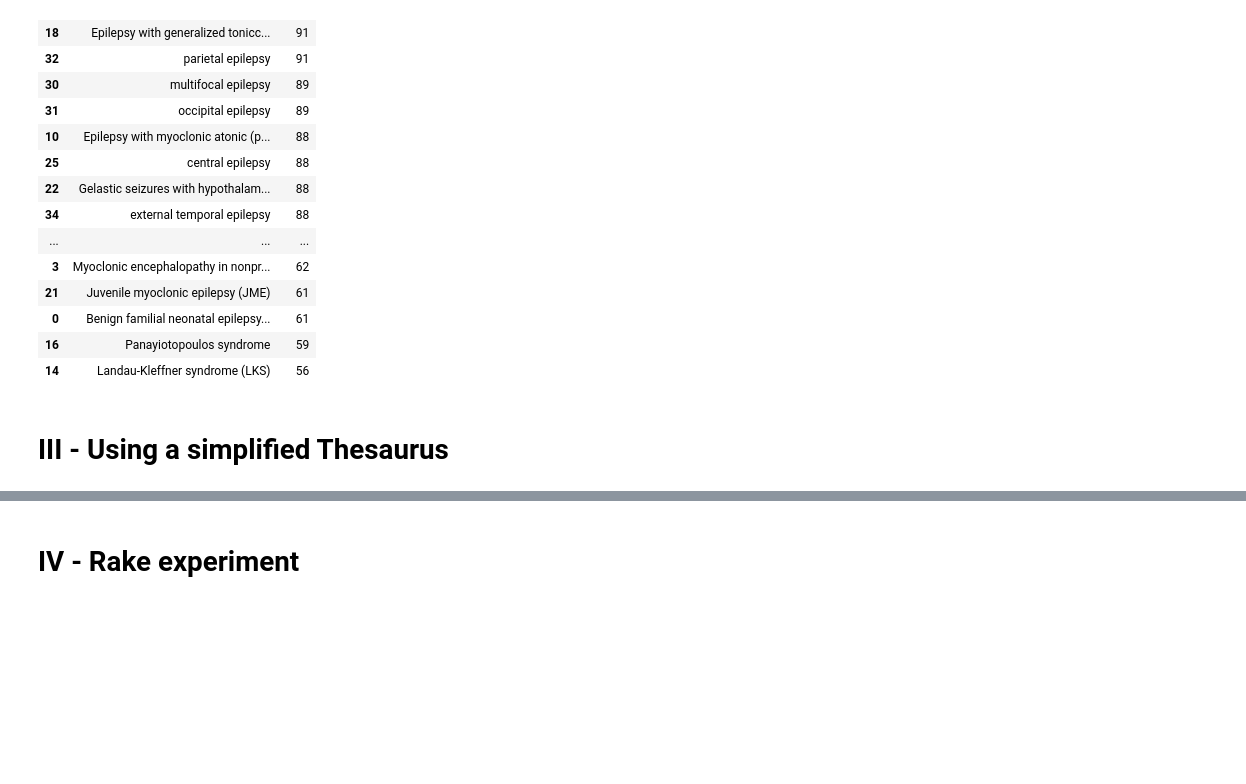
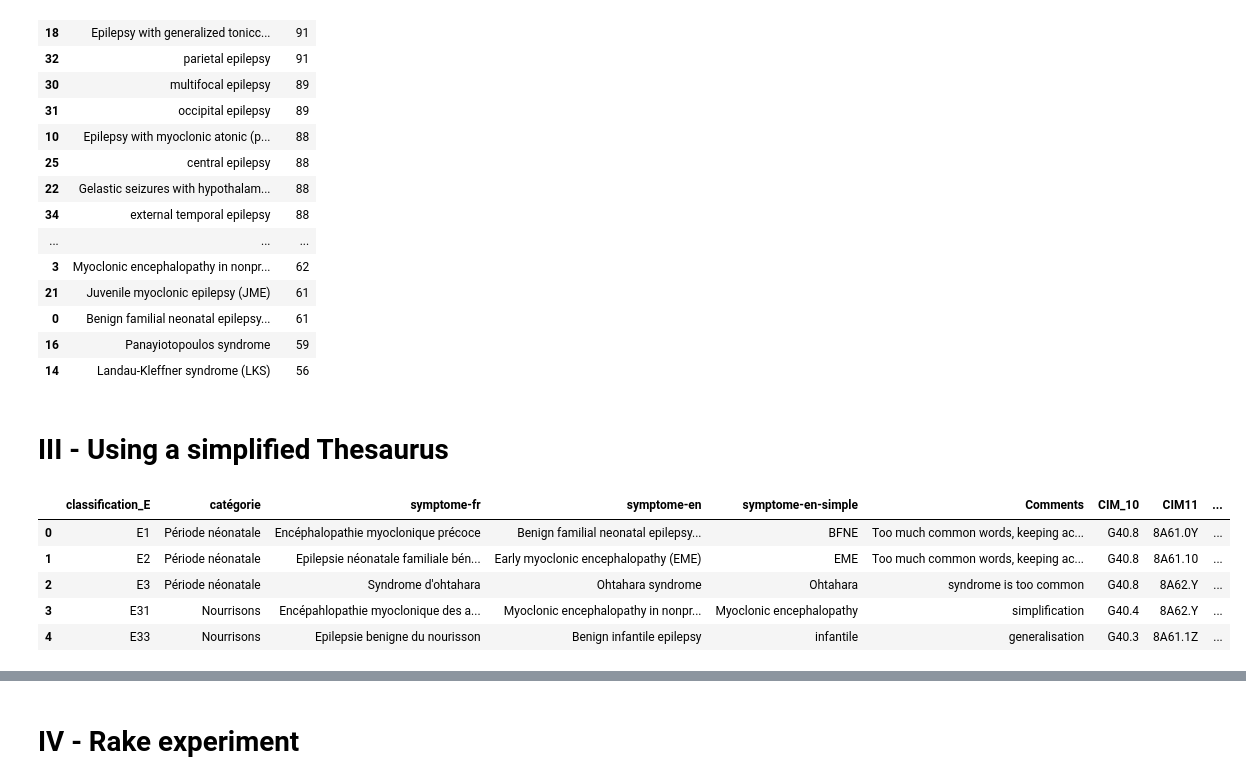
Before and after one commit to alexisgcomte/projet_aura_classification, a Jupyter notebook: B. first automatic tag detection.ipynb, the cells around one changed output, grey strips where cells are left out. Saved outputs shown, nothing was run; the diff lists cells and outputs as text; code cells hidden in the pictures; blank space fills up the shorter version.

```diff
--- a/B. first automatic tag detection.ipynb
+++ b/B. first automatic tag detection.ipynb
@@ -265,0 +270,9 @@ df_results_by_sentence.to_csv('df_results_by_sentence.csv')
+# %%
+thesaurus_simplified.head()
+# %% [output]
+|  | classification_E | catégorie | symptome-fr | symptome-en | symptome-en-simple | Comments | CIM_10 | CIM11 | ... |
+| 0 | E1 | Période néonatale | Encéphalopathie myoclonique précoce | Benign familial neonatal epilepsy... | BFNE | Too much common words, keeping ac... | G40.8 | 8A61.0Y | ... |
+| 1 | E2 | Période néonatale | Epilepsie néonatale familiale bén... | Early myoclonic encephalopathy (EME) | EME | Too much common words, keeping ac... | G40.8 | 8A61.10 | ... |
+| 2 | E3 | Période néonatale | Syndrome d'ohtahara | Ohtahara syndrome | Ohtahara | syndrome is too common | G40.8 | 8A62.Y | ... |
+| 3 | E31 | Nourrisons | Encépahlopathie myoclonique des a... | Myoclonic encephalopathy in nonpr... | Myoclonic encephalopathy | simplification | G40.4 | 8A62.Y | ... |
+| 4 | E33 | Nourrisons | Epilepsie benigne du nourisson | Benign infantile epilepsy | infantile | generalisation | G40.3 | 8A61.1Z | ... |
```
Also changed, not shown: parts of 10 cells of this notebook, 2 other files.
